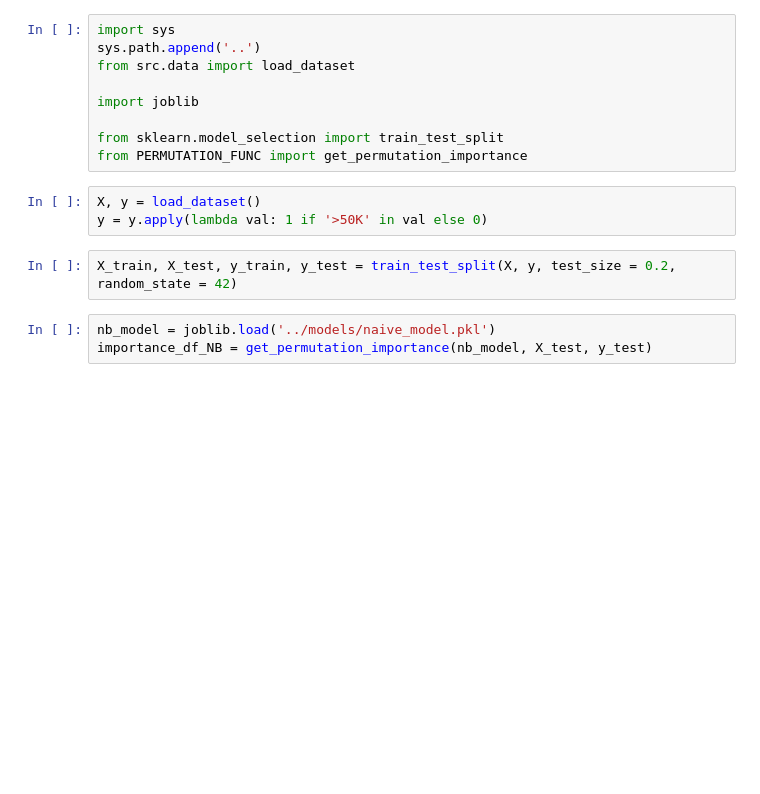
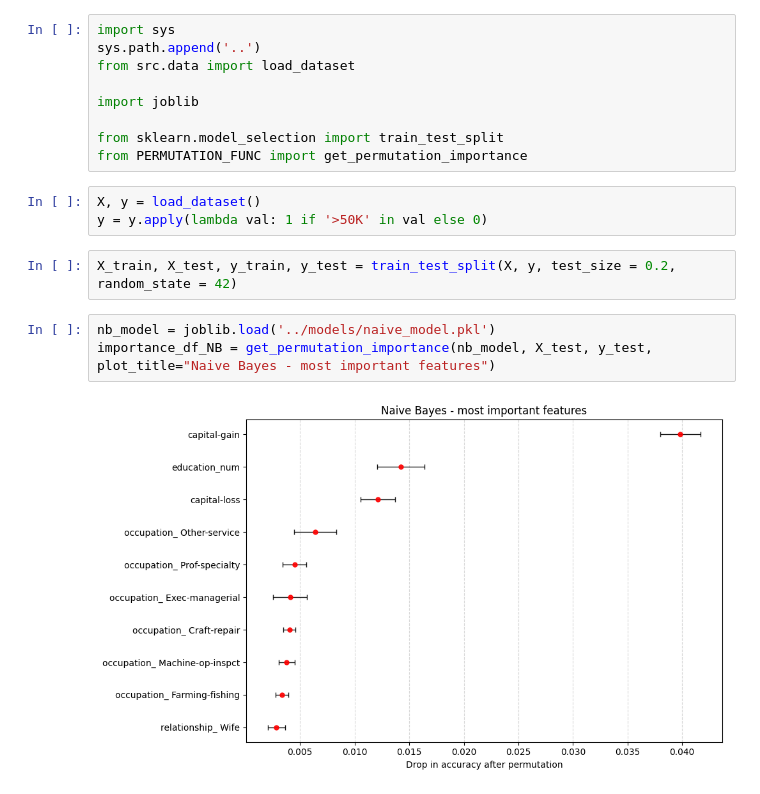
Before and after one commit to pavonism/zmum-xai, a Jupyter notebook: scripts/KS_ICE.ipynb, the cells around one changed output. Saved outputs shown, nothing was run; the diff lists cells and outputs as text; blank space fills up the shorter version.

```diff
--- a/scripts/KS_ICE.ipynb
+++ b/scripts/KS_ICE.ipynb
@@ -14,6 +14,8 @@ y = y.apply(lambda val: 1 if '>50K' in val else 0)
 X_train, X_test, y_train, y_test = train_test_split(X, y, test_size = 0.2, random_state = 42)
 # %%
 nb_model = joblib.load('../models/naive_model.pkl')
-importance_df_NB = get_permutation_importance(nb_model, X_test, y_test)
+importance_df_NB = get_permutation_importance(nb_model, X_test, y_test, plot_title="Naive Bayes - most important features")
+# %% [output]
+[figure, added]
 # %%
 mlp_model = joblib.load('../models/mlp_model.pkl')
```
Also changed, not shown: parts of 5 cells of this notebook, 5 other files.
